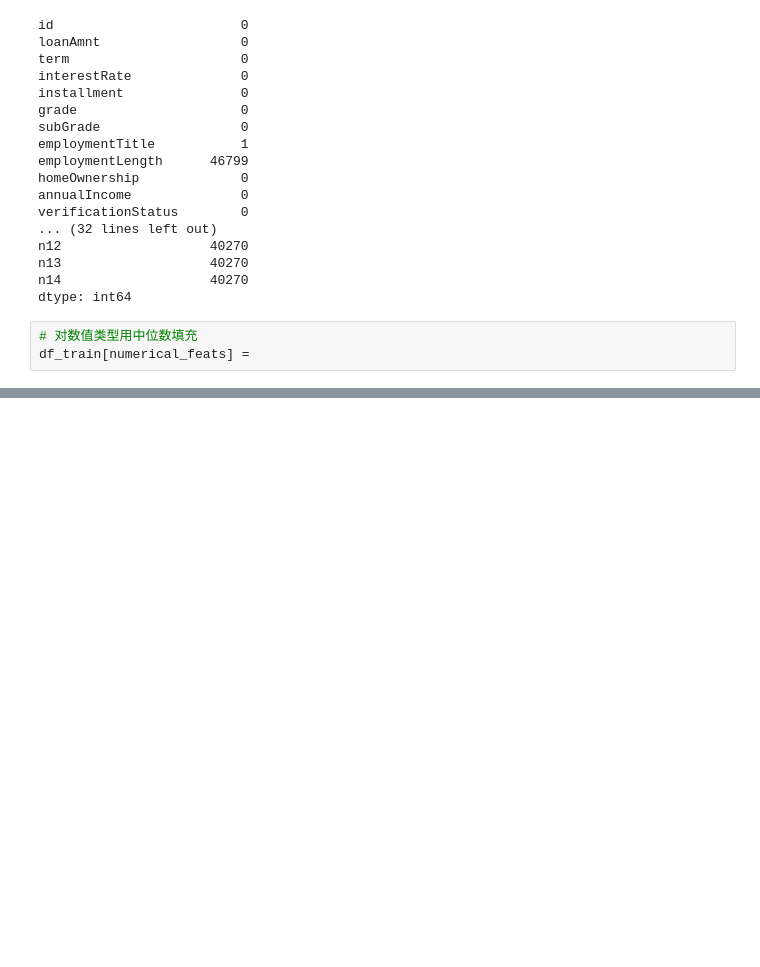
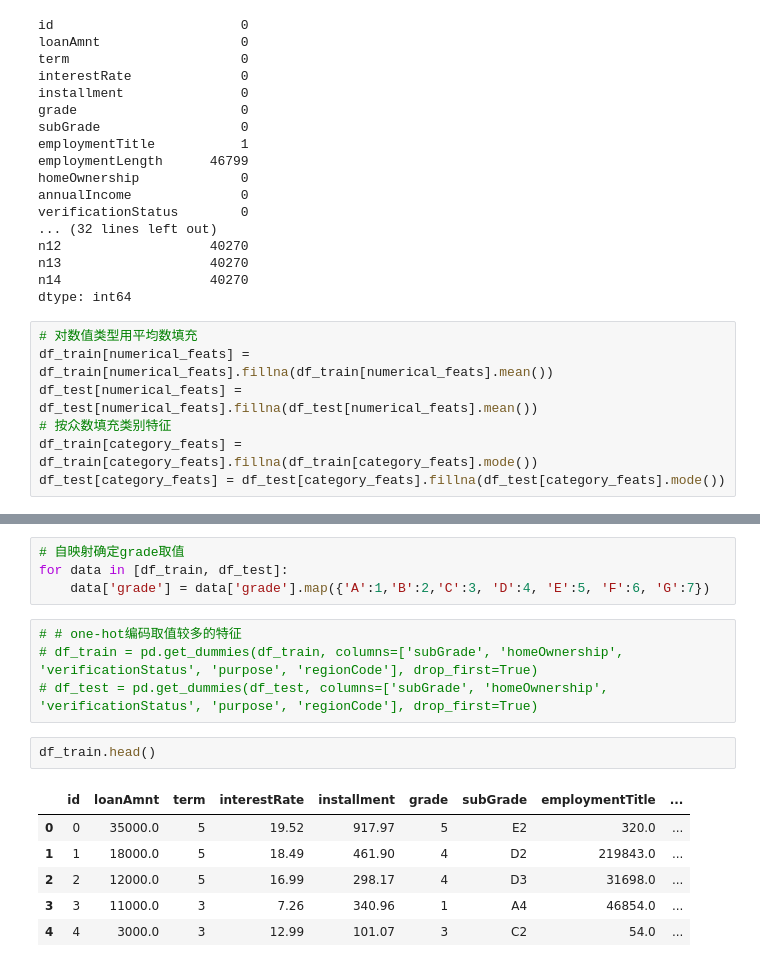
Before and after one commit to GentleCP/DataMining, a Jupyter notebook: FinancialRiskControl/T3、特征工程.ipynb, the cells around one changed output, grey strips where cells are left out. Drawn from its saved outputs; the diff is of its cells as text; blank space fills up the shorter version.

```diff
--- a/FinancialRiskControl/T3、特征工程.ipynb
+++ b/FinancialRiskControl/T3、特征工程.ipynb
@@ -95,6 +118,10 @@ n12                   40270
 n13                   40270
 n14                   40270
 dtype: int64
-# %%
-# 对数值类型用中位数填充
-df_train[numerical_feats] =
+# %%
+# 对数值类型用平均数填充
+df_train[numerical_feats] = df_train[numerical_feats].fillna(df_train[numerical_feats].mean())
+df_test[numerical_feats] = df_test[numerical_feats].fillna(df_test[numerical_feats].mean())
+# 按众数填充类别特征
+df_train[category_feats] = df_train[category_feats].fillna(df_train[category_feats].mode())
+df_test[category_feats] = df_test[category_feats].fillna(df_test[category_feats].mode())
@@ -100,0 +295,17 @@ df_train[numerical_feats] =
+# %%
+# 自映射确定grade取值
+for data in [df_train, df_test]:
+    data['grade'] = data['grade'].map({'A':1,'B':2,'C':3, 'D':4, 'E':5, 'F':6, 'G':7})
+# %%
+# # one-hot编码取值较多的特征
+# df_train = pd.get_dummies(df_train, columns=['subGrade', 'homeOwnership', 'verificationStatus', 'purpose', 'regionCode'], drop_first=True)
+# df_test = pd.get_dummies(df_test, columns=['subGrade', 'homeOwnership', 'verificationStatus', 'purpose', 'regionCode'], drop_first=True)
+# %%
+df_train.head()
+# %% [output]
+|  | id | loanAmnt | term | interestRate | installment | grade | subGrade | employmentTitle | ... |
+| 0 | 0 | 35000.0 | 5 | 19.52 | 917.97 | 5 | E2 | 320.0 | ... |
+| 1 | 1 | 18000.0 | 5 | 18.49 | 461.90 | 4 | D2 | 219843.0 | ... |
+| 2 | 2 | 12000.0 | 5 | 16.99 | 298.17 | 4 | D3 | 31698.0 | ... |
+| 3 | 3 | 11000.0 | 3 | 7.26 | 340.96 | 1 | A4 | 46854.0 | ... |
+| 4 | 4 | 3000.0 | 3 | 12.99 | 101.07 | 3 | C2 | 54.0 | ... |
```
Also changed, not shown: parts of 43 cells of this notebook.
